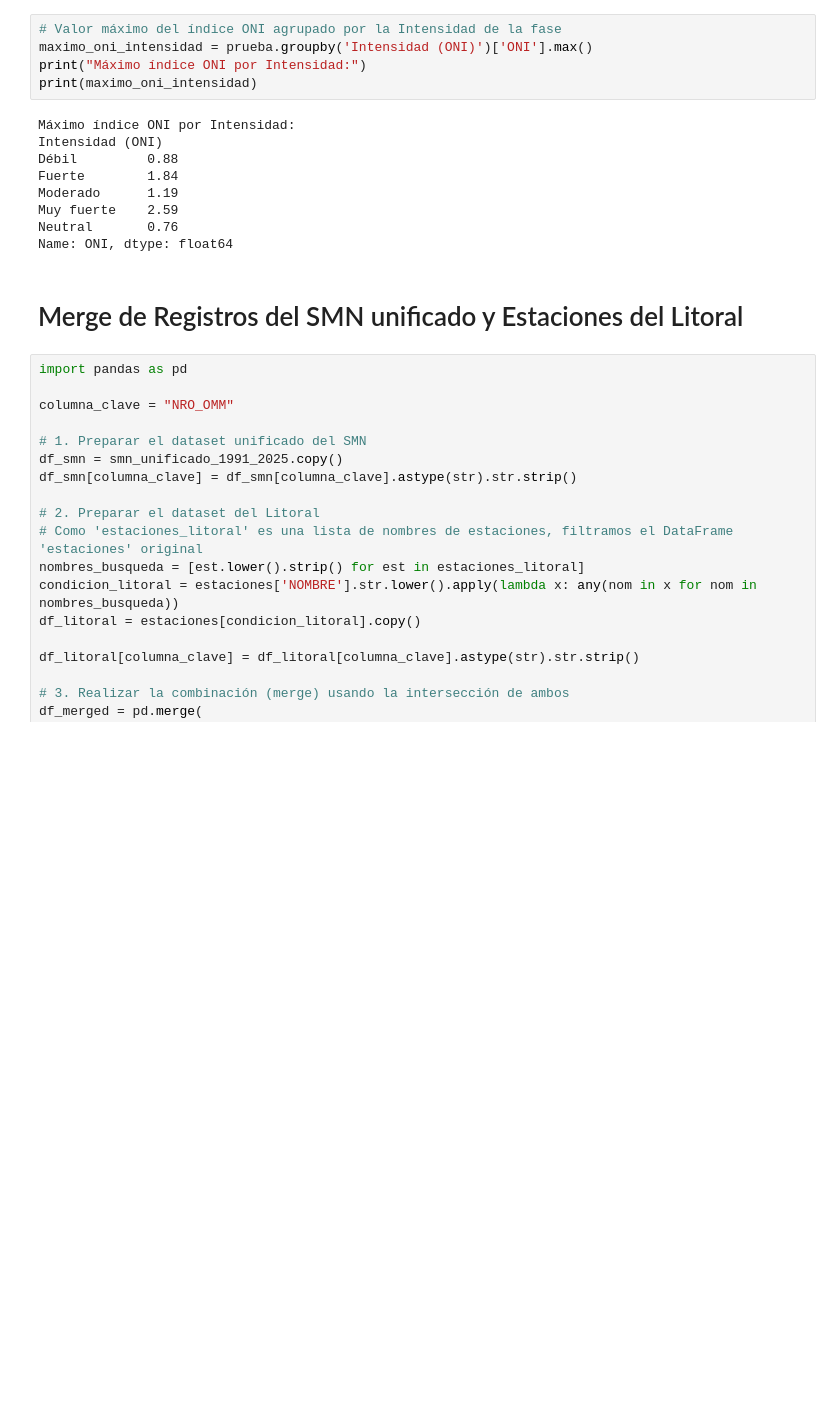
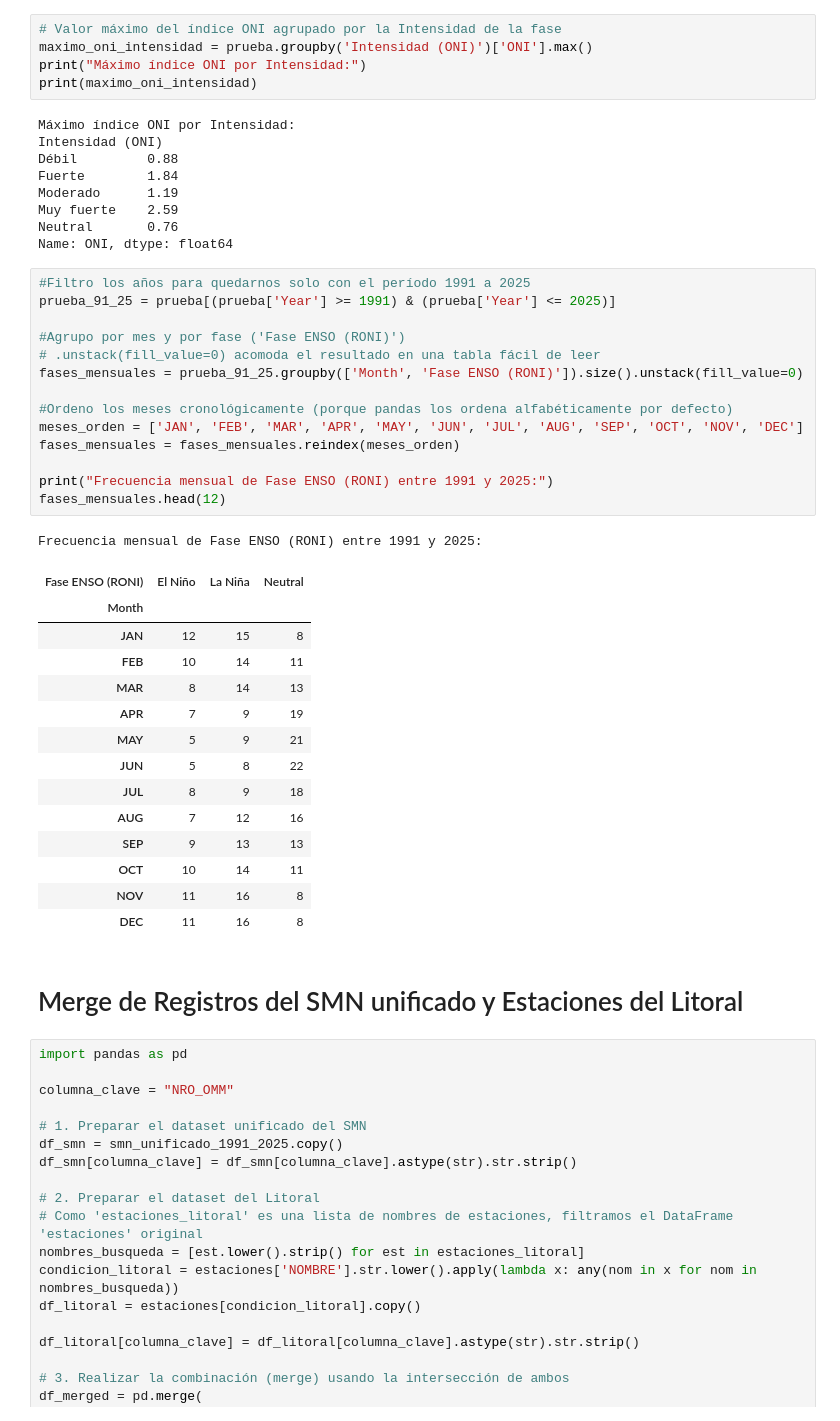
Before and after one commit to enrique20delgado-create/TP-Labo-ElNino-2C2026, a Jupyter notebook: Notebook/Ds_Enso.ipynb, the cells around one changed output. Cells and saved outputs as stored; diff of their text form; blank space fills up the shorter version.

Commit message:
Add files via upload
Agregue un filtrado importante desde 1991 a 2025 agrupado por mes para asi poder graficarlos y comparar encarando el punto 4

```diff
--- a/Notebook/Ds_Enso.ipynb
+++ b/Notebook/Ds_Enso.ipynb
@@ -1347,6 +1347,36 @@ Moderado      1.19
 Muy fuerte    2.59
 Neutral       0.76
 Name: ONI, dtype: float64
+# %%
+#Filtro los años para quedarnos solo con el período 1991 a 2025
+prueba_91_25 = prueba[(prueba['Year'] >= 1991) & (prueba['Year'] <= 2025)]
+
+#Agrupo por mes y por fase ('Fase ENSO (RONI)')
+# .unstack(fill_value=0) acomoda el resultado en una tabla fácil de leer
+fases_mensuales = prueba_91_25.groupby(['Month', 'Fase ENSO (RONI)']).size().unstack(fill_value=0)
+
+#Ordeno los meses cronológicamente (porque pandas los ordena alfabéticamente por defecto)
+meses_orden = ['JAN', 'FEB', 'MAR', 'APR', 'MAY', 'JUN', 'JUL', 'AUG', 'SEP', 'OCT', 'NOV', 'DEC']
+fases_mensuales = fases_mensuales.reindex(meses_orden)
+
+print("Frecuencia mensual de Fase ENSO (RONI) entre 1991 y 2025:")
+fases_mensuales.head(12)
+# %% [output]
+Frecuencia mensual de Fase ENSO (RONI) entre 1991 y 2025:
+| Fase ENSO (RONI) | El Niño | La Niña | Neutral |
+| Month |  |  |  |
+| JAN | 12 | 15 | 8 |
+| FEB | 10 | 14 | 11 |
+| MAR | 8 | 14 | 13 |
+| APR | 7 | 9 | 19 |
+| MAY | 5 | 9 | 21 |
+| JUN | 5 | 8 | 22 |
+| JUL | 8 | 9 | 18 |
+| AUG | 7 | 12 | 16 |
+| SEP | 9 | 13 | 13 |
+| OCT | 10 | 14 | 11 |
+| NOV | 11 | 16 | 8 |
+| DEC | 11 | 16 | 8 |
 # %% [markdown]
 # Merge de Registros del SMN unificado y Estaciones del Litoral
 # %%
```
